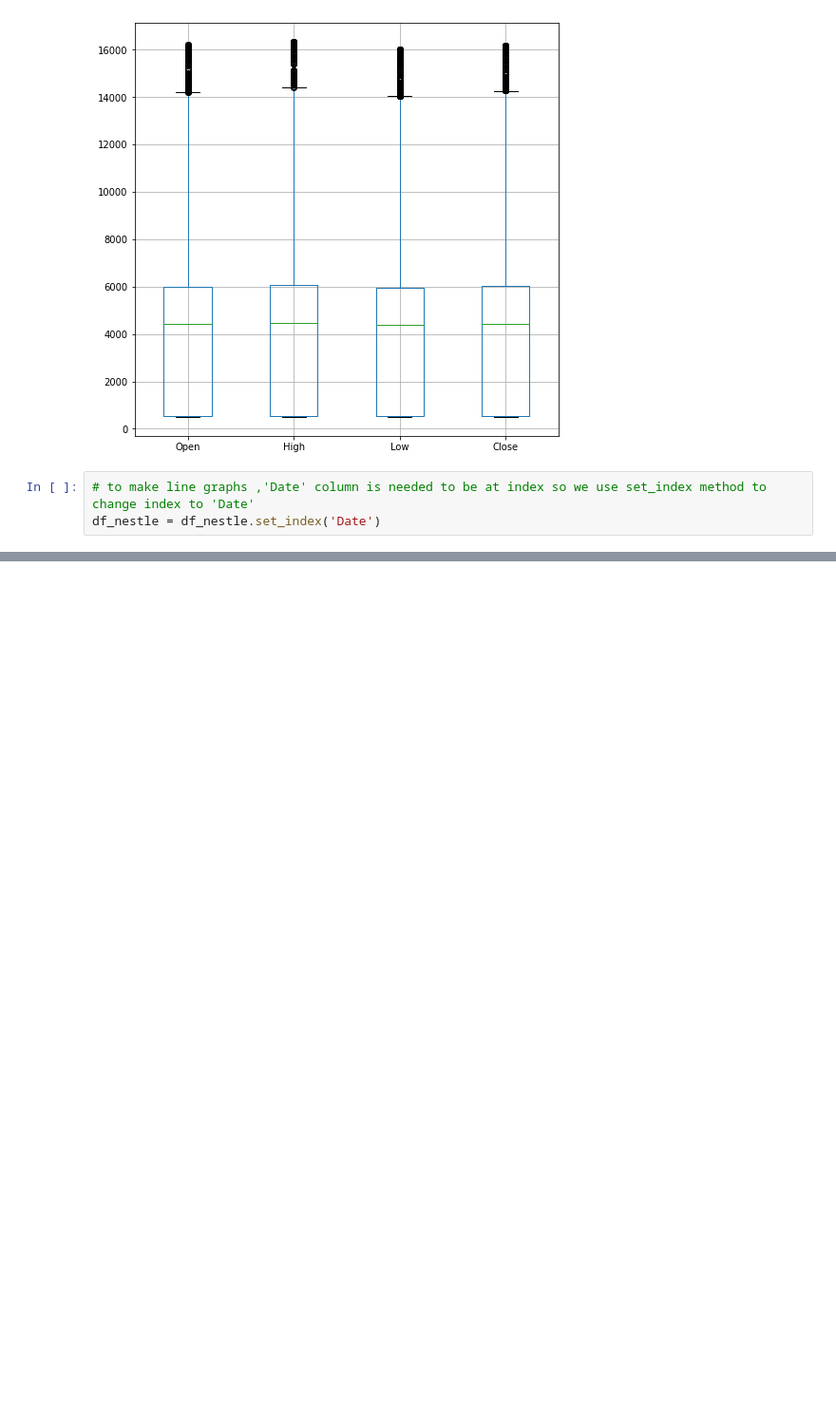
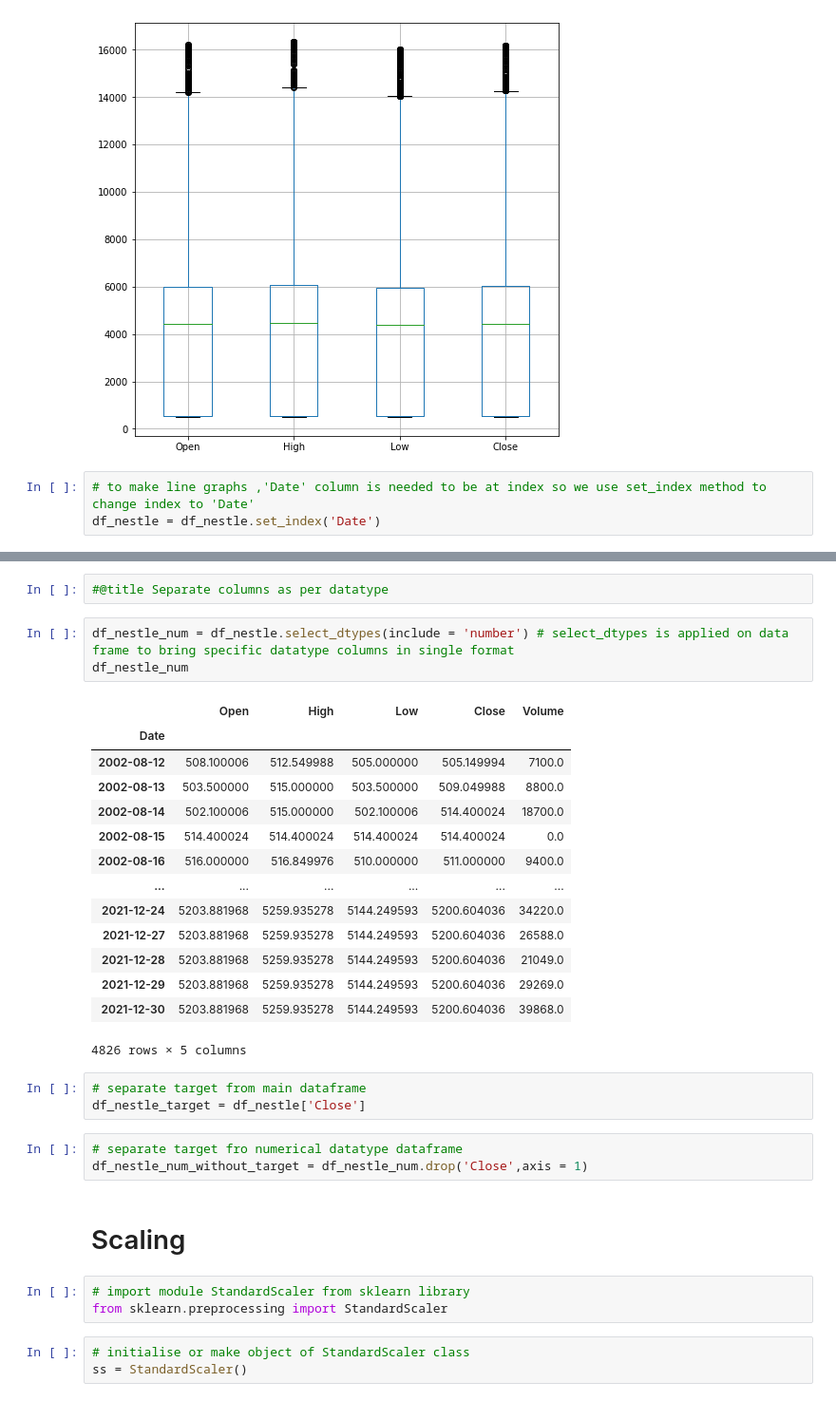
Before and after one commit to Preeti27092000/nestle_linear_reg_capstone, a Jupyter notebook: nestle_inear_reg_capstone.ipynb, the cells around one changed output, grey strips where cells are left out. Shown at 95% size. Cells and saved outputs as stored; diff of their text form; blank space fills up the shorter version.

```diff
--- a/nestle_inear_reg_capstone.ipynb
+++ b/nestle_inear_reg_capstone.ipynb
@@ -455,0 +463,34 @@ Text(0.5, 1.0, 'Trend of "Close" column during years')
+# %%
+#@title Separate columns as per datatype
+# %%
+df_nestle_num = df_nestle.select_dtypes(include = 'number') # select_dtypes is applied on data frame to bring specific datatype columns in single format
+df_nestle_num
+# %% [output]
+|  | Open | High | Low | Close | Volume |
+| Date |  |  |  |  |  |
+| 2002-08-12 | 508.100006 | 512.549988 | 505.000000 | 505.149994 | 7100.0 |
+| 2002-08-13 | 503.500000 | 515.000000 | 503.500000 | 509.049988 | 8800.0 |
+| 2002-08-14 | 502.100006 | 515.000000 | 502.100006 | 514.400024 | 18700.0 |
+| 2002-08-15 | 514.400024 | 514.400024 | 514.400024 | 514.400024 | 0.0 |
+| 2002-08-16 | 516.000000 | 516.849976 | 510.000000 | 511.000000 | 9400.0 |
+| ... | ... | ... | ... | ... | ... |
+| 2021-12-24 | 5203.881968 | 5259.935278 | 5144.249593 | 5200.604036 | 34220.0 |
+| 2021-12-27 | 5203.881968 | 5259.935278 | 5144.249593 | 5200.604036 | 26588.0 |
+| 2021-12-28 | 5203.881968 | 5259.935278 | 5144.249593 | 5200.604036 | 21049.0 |
+| 2021-12-29 | 5203.881968 | 5259.935278 | 5144.249593 | 5200.604036 | 29269.0 |
+| 2021-12-30 | 5203.881968 | 5259.935278 | 5144.249593 | 5200.604036 | 39868.0 |
+4826 rows × 5 columns
+# %%
+# separate target from main dataframe
+df_nestle_target = df_nestle['Close']
+# %%
+# separate target fro numerical datatype dataframe
+df_nestle_num_without_target = df_nestle_num.drop('Close',axis = 1)
+# %% [markdown]
+# Scaling
+# %%
+# import module StandardScaler from sklearn library
+from sklearn.preprocessing import StandardScaler
+# %%
+# initialise or make object of StandardScaler class
+ss = StandardScaler()
```
Also changed, not shown: parts of 43 cells of this notebook.
